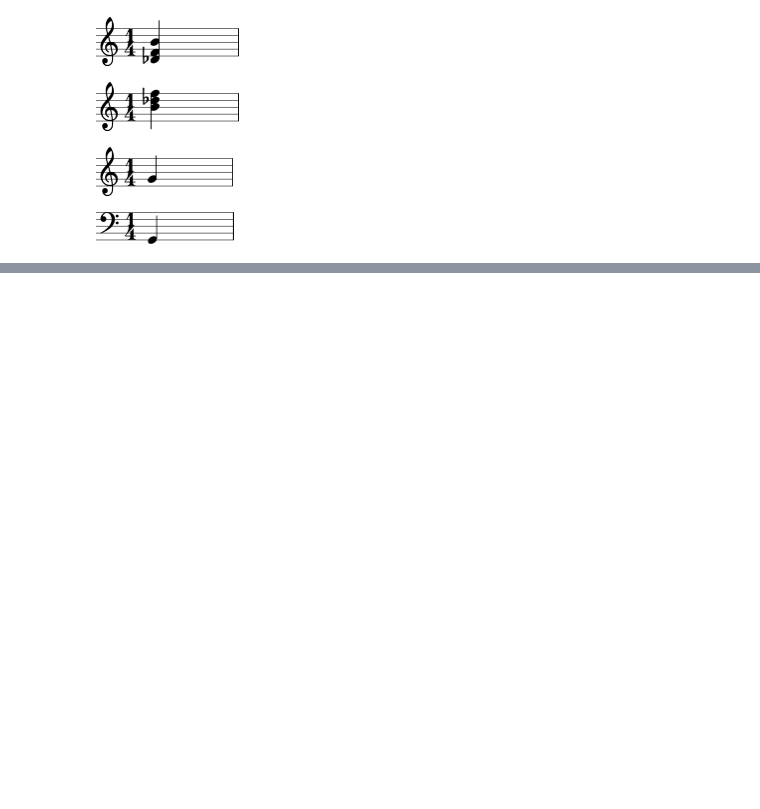
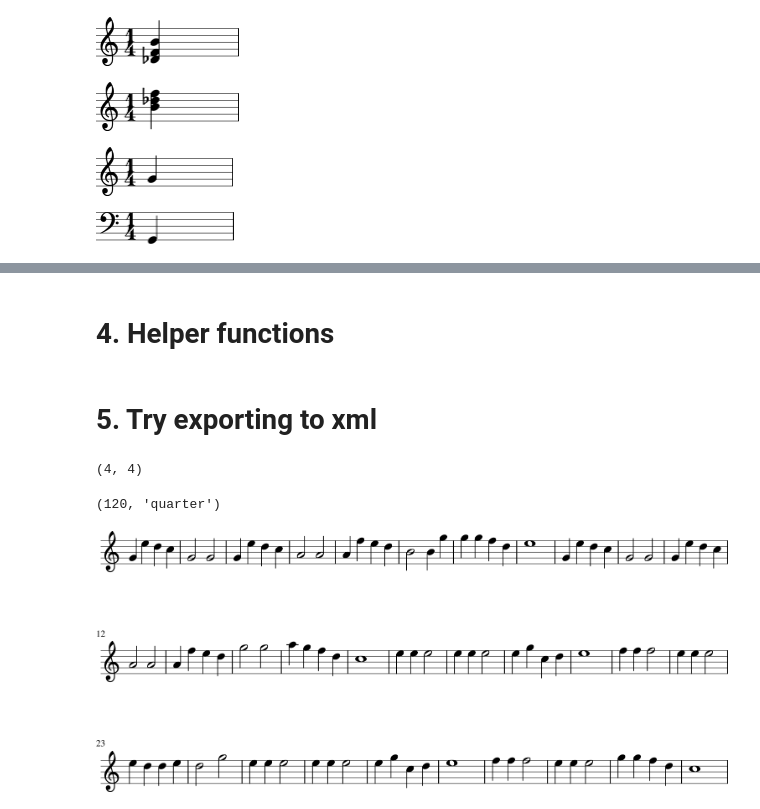
Before and after one commit to EvaArevalo/AIMusicFinalProject, a Jupyter notebook: PartB/ChordIversion.ipynb, the cells around one changed output, grey strips where cells are left out. Cells and saved outputs as stored; diff of their text form; code cells hidden in the pictures; blank space fills up the shorter version.

Commit message:
Added function to build scores

```diff
--- a/PartB/ChordIversion.ipynb
+++ b/PartB/ChordIversion.ipynb
@@ -138,0 +131,3 @@ for xml_measure in xml_measures:
+# %%
+for measure in measures:
+    measure.printMeasure()
@@ -167,0 +187,2 @@ s2.show()
+# %% [markdown]
+# 4. Helper functions
@@ -167,0 +230,35 @@ s2.show()
+# %% [markdown]
+# 5. Try exporting to xml
+# %%
+get_ts_xml(root)
+# %% [output]
+(4, 4)
+# %%
+get_bpm_xml(root)
+# %% [output]
+(120, 'quarter')
+# %%
+from music21 import *
+
+score = None
+score = stream.Part()
+
+for measure in measures:
+    s1 = stream.Measure()
+    measure_notes = measure.notes
+    for n in measure_notes:
+
+        #handle rests
+        if n.step == '':
+            s1.append(note.Rest(type=n.notetype))
+        #notes
+        else:
+            m21Note = note.Note(n.get_so(),type=n.notetype)
+            if n.tie:
+                m21Note.tie = tie.Tie(n.tie)
+            s1.append(m21Note)
+    score.append(s1)
+
+score.show()
+# %% [output]
+[figure, added]
```
Also changed, not shown: parts of 23 cells of this notebook, 2 other files.
